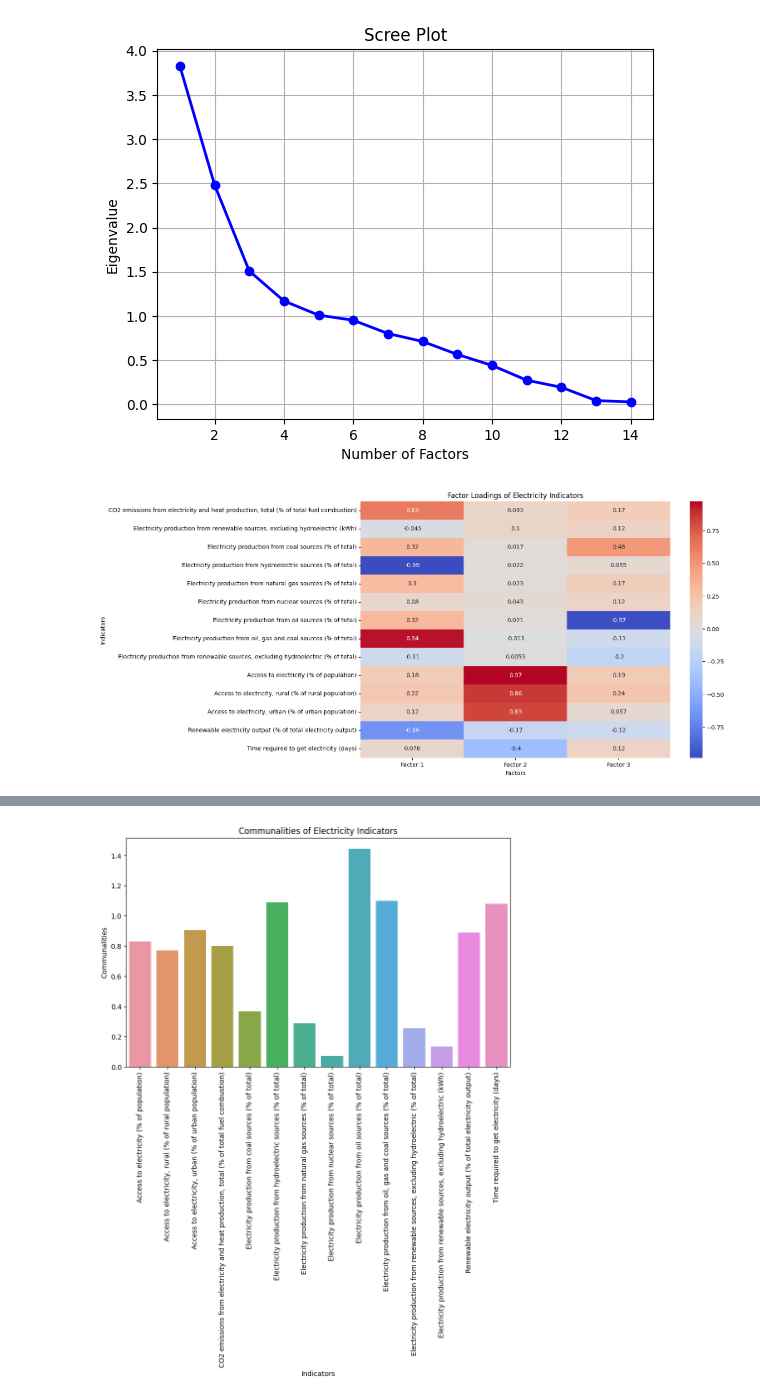
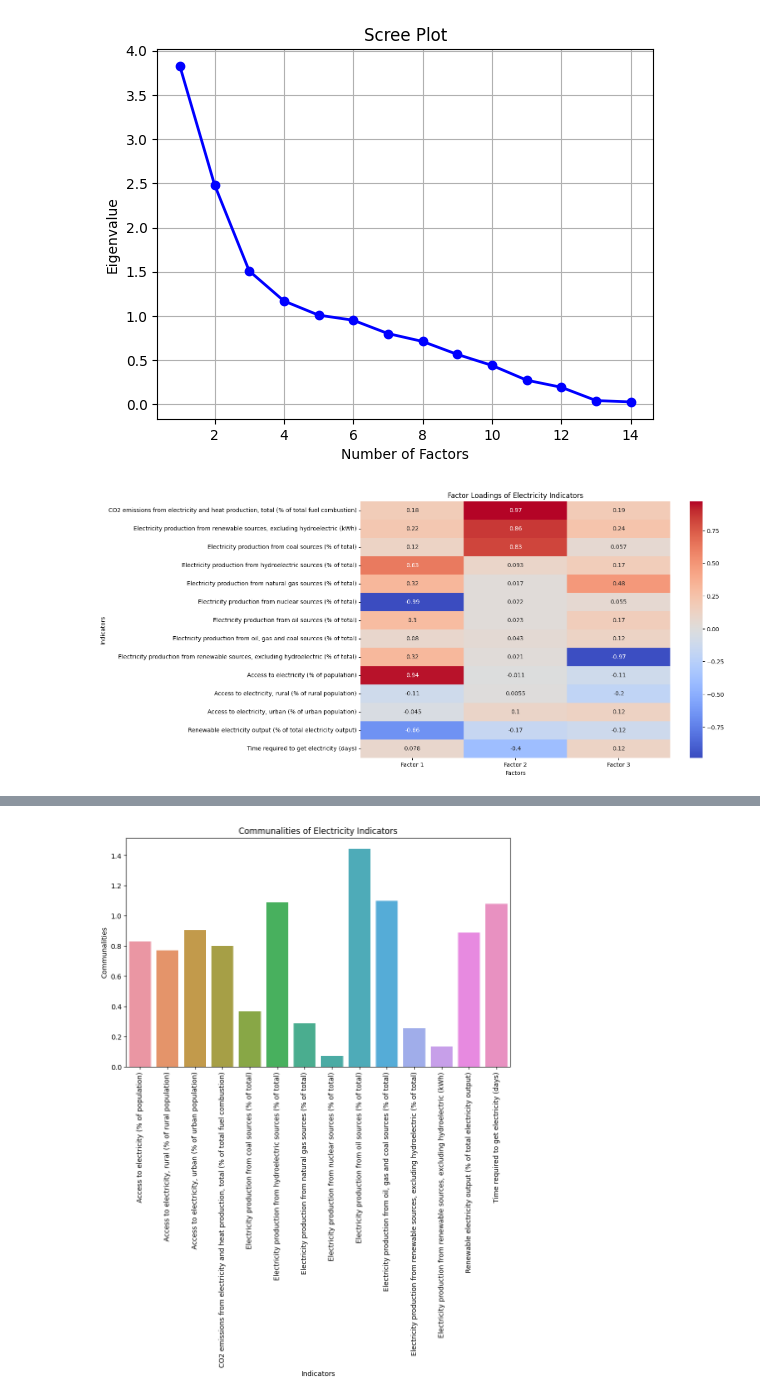
Before and after one commit to MaliheDahmardeh/World-Development-Indicators, a Jupyter notebook: WDI.ipynb, the cells around one changed output, grey strips where cells are left out. Cells and saved outputs as stored; diff of their text form; code cells hidden in the pictures.

```diff
--- a/WDI.ipynb
+++ b/WDI.ipynb
@@ -436,9 +438,3 @@ Access to electricity, urban (% of urban population)
 Renewable electricity output (% of total electricity output)                              19
 Time required to get electricity (days)                                                   24
 dtype: int64
-# %%
-from sklearn.impute import SimpleImputer
-
-# Replace NaN values with the mean
-imputer = SimpleImputer()
-pivoted_imputed = pd.DataFrame(imputer.fit_transform(pivoted), index=pivoted.index, columns=pivoted.columns)
@@ -472,14 +482,6 @@ Once we have identified the principal components, we can use them to create a ne
 
 PCA can be a powerful tool for exploring patterns and correlations in complex data sets like the World Development Indicators. However, it is important to interpret the results carefully and consider the limitations of the technique, such as the assumptions of linearity and normality, and the potential loss of information that can occur when reducing the dimensionality of the data.
 # %%
-from sklearn.decomposition import PCA
-from sklearn.preprocessing import StandardScaler
-from sklearn.impute import SimpleImputer
-
-# Replace NaN values with the mean
-imputer = SimpleImputer()
-pivoted_imputed = pd.DataFrame(imputer.fit_transform(pivoted), index=pivoted.index, columns=pivoted.columns)
-
 # Standardize the data
 scaler = StandardScaler()
 scaled_data = scaler.fit_transform(pivoted_imputed)
@@ -609,34 +611,20 @@ plt.show()
 [figure]
 # %%
 from factor_analyzer import FactorAnalyzer
-import seaborn as sb
-from sklearn.impute import SimpleImputer
-from sklearn.preprocessing import StandardScaler
-
-# Subset the data to include only the electricity indicators
-electricity_data = pivoted[indicator_names]
-
-# Perform data cleaning
-imputer = SimpleImputer()
-scaled_data = pd.DataFrame(imputer.fit_transform(electricity_data), index=electricity_data.index, columns=electricity_data.columns)
-
-# Standardize the data
-scaler = StandardScaler()
-scaled_data = scaler.fit_transform(scaled_data)
 
 # Perform factor analysis (EFA)
 efa = FactorAnalyzer(n_factors=3, rotation='varimax')
-efa.fit(scaled_data)
+efa.fit(pivoted_imputed)
 
 # Get the factor loadings
 factor_loadings = efa.loadings_
 
 # Plot the factor loadings using a heatmap
 plt.figure(figsize=(12, 8))
 sb.heatmap(factor_loadings, cmap='coolwarm', annot=True, xticklabels=['Factor 1', 'Factor 2', 'Factor 3'], yticklabels=electricity_data.columns)
 plt.title('Factor Loadings of Electricity Indicators')
 plt.xlabel('Factors')
 plt.ylabel('Indicators')
 plt.show()
 # %% [output]
-[figure, old version]
+[figure, new version]
```
Also changed, not shown: parts of 4 cells of this notebook.
